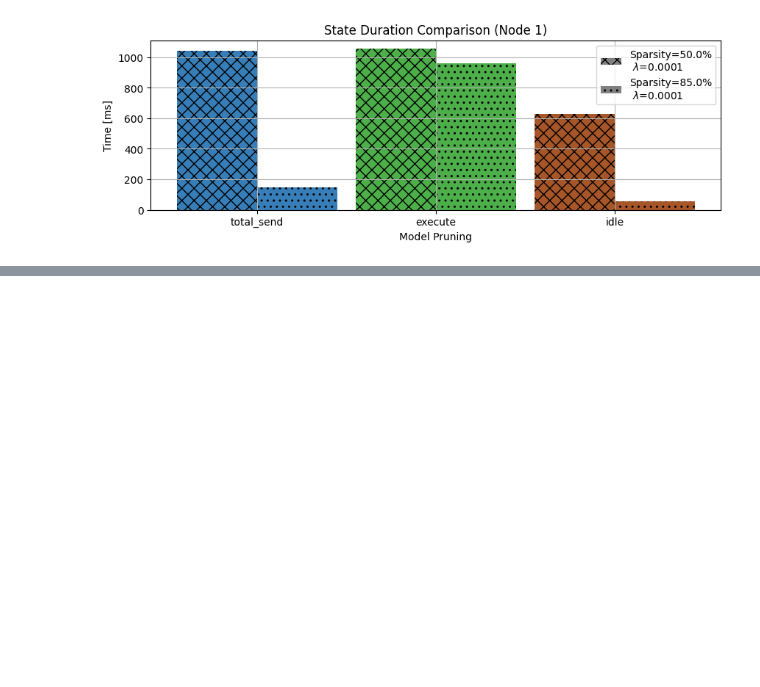
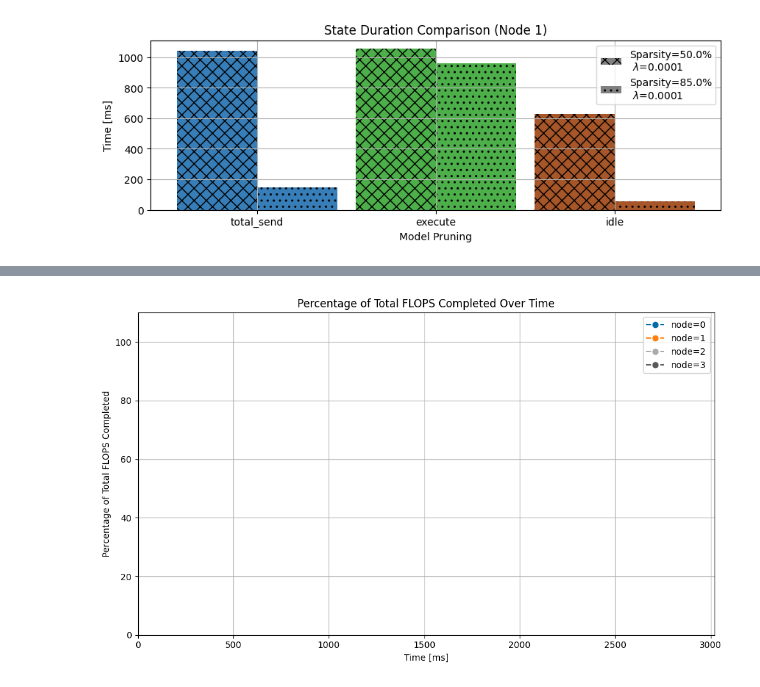
Before and after one commit to neu-spiral/CaP2, a Jupyter notebook: sandbox/plot_timing.ipynb, the cells around one changed output, grey strips where cells are left out. Saved outputs shown, nothing was run; the diff lists cells and outputs as text; code cells hidden in the pictures; blank space fills up the shorter version.

```diff
--- a/sandbox/plot_timing.ipynb
+++ b/sandbox/plot_timing.ipynb
@@ -449,0 +786,88 @@ if DO_SAVE:
+# %%
+import numpy as np
+import matplotlib.pyplot as plt
+from matplotlib.animation import FuncAnimation
+import pandas as pd
+
+# Assuming 'layer_event_df' is your DataFrame with columns: 'time', 'FLOPS', 'node'
+# Also assuming 'num_nodes' is defined
+
+# Parameters
+num_nodes = layer_event_df['node'].nunique()
+dt = 50  # Time step in milliseconds
+max_time = layer_event_df['time'].max()
+time_steps = np.arange(0, max_time + dt, dt)
+
+# Preprocess data per node
+node_data = {}
+total_flops = {}
+
+for i in range(num_nodes):
+    df_node = layer_event_df[layer_event_df['node'] == i].sort_values('time')
+    # Remove NaNs in 'FLOPS'
+    df_node = df_node[df_node['FLOPS'].notna()].reset_index(drop=True)
+    node_data[i] = df_node
+    # Compute total FLOPS per node
+    total_flops[i] = df_node['FLOPS'].sum()
+
+# Initialize the figure and axes
+fig, ax = plt.subplots(figsize=(10, 6))
+ax.grid()
+ax.set_title('Percentage of Total FLOPS Completed Over Time')
+ax.set_xlabel('Time [ms]')
+ax.set_ylabel('Percentage of Total FLOPS Completed')
+ax.set_xlim(0, max_time * 1.1)
+ax.set_ylim(0, 110)  # Percentage from 0% to 100%
+
+# Initialize lines for each node
+lines = []
+for i in range(num_nodes):
+    line, = ax.plot([], [], '--o', label=f'node={i}')
+    lines.append(line)
+
+ax.legend()
+
+def init():
+    for line in lines:
+        line.set_data([], [])
+    return lines
+
+def animate(frame):
+    current_time = time_steps[frame]
+    for i, line in enumerate(lines):
+        df_node = node_data[i]
+        # Filter data up to the current time
+        df_node_current = df_node[df_node['time'] <= current_time]
+        if df_node_current.empty:
+            x_data = []
+            y_data = []
+        else:
+            cum_flops = np.cumsum(df_node_current['FLOPS'].values)
+            # Calculate percentage of total FLOPS completed
+            percentage = (cum_flops / total_flops[i]) * 100
+            x_data = df_node_current['time'].values
+            y_data = percentage
+        line.set_data(x_data, y_data)
+    ax.set_title(f'Percentage of Total FLOPS Completed (Time: {current_time:.0f} ms)')
+    return lines
+
+num_frames = len(time_steps)
+ani = FuncAnimation(
+    fig,
+    animate,
+    frames=num_frames,
+    init_func=init,
+    interval=100,  # Adjust interval as needed
+    blit=False,
+    repeat=False
+)
+
+plt.tight_layout()
+plt.show()
+
+# Save the animation if needed
+if DO_SAVE:
+    # Ensure you have 'pillow' installed (`pip install pillow`)
+    ani.save(os.path.join(save_dir, 'FLOPS_percentage_animation.gif'), writer='pillow', fps=10)
+# %% [output]
+[figure, added]
```
Also changed, not shown: parts of 18 cells of this notebook.
